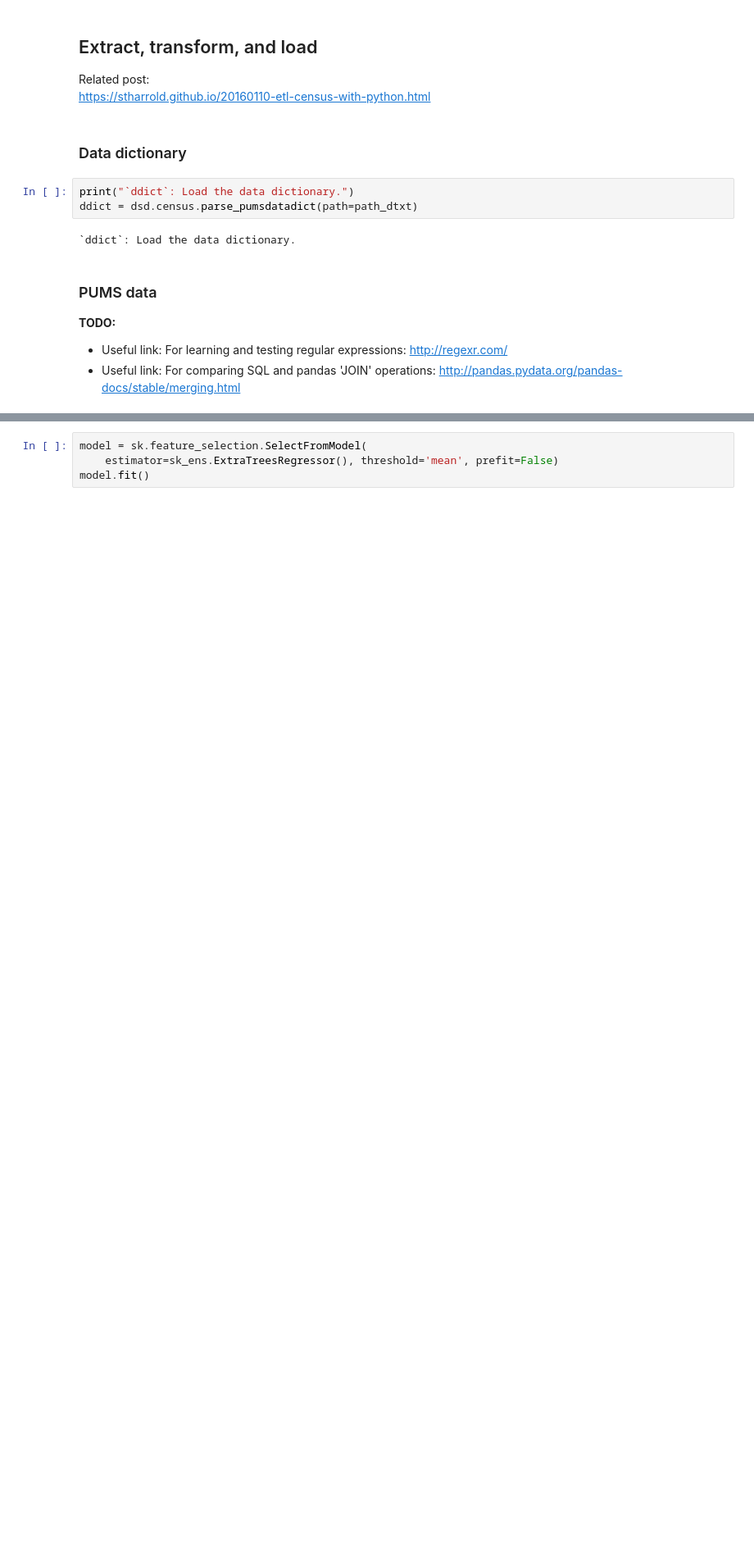
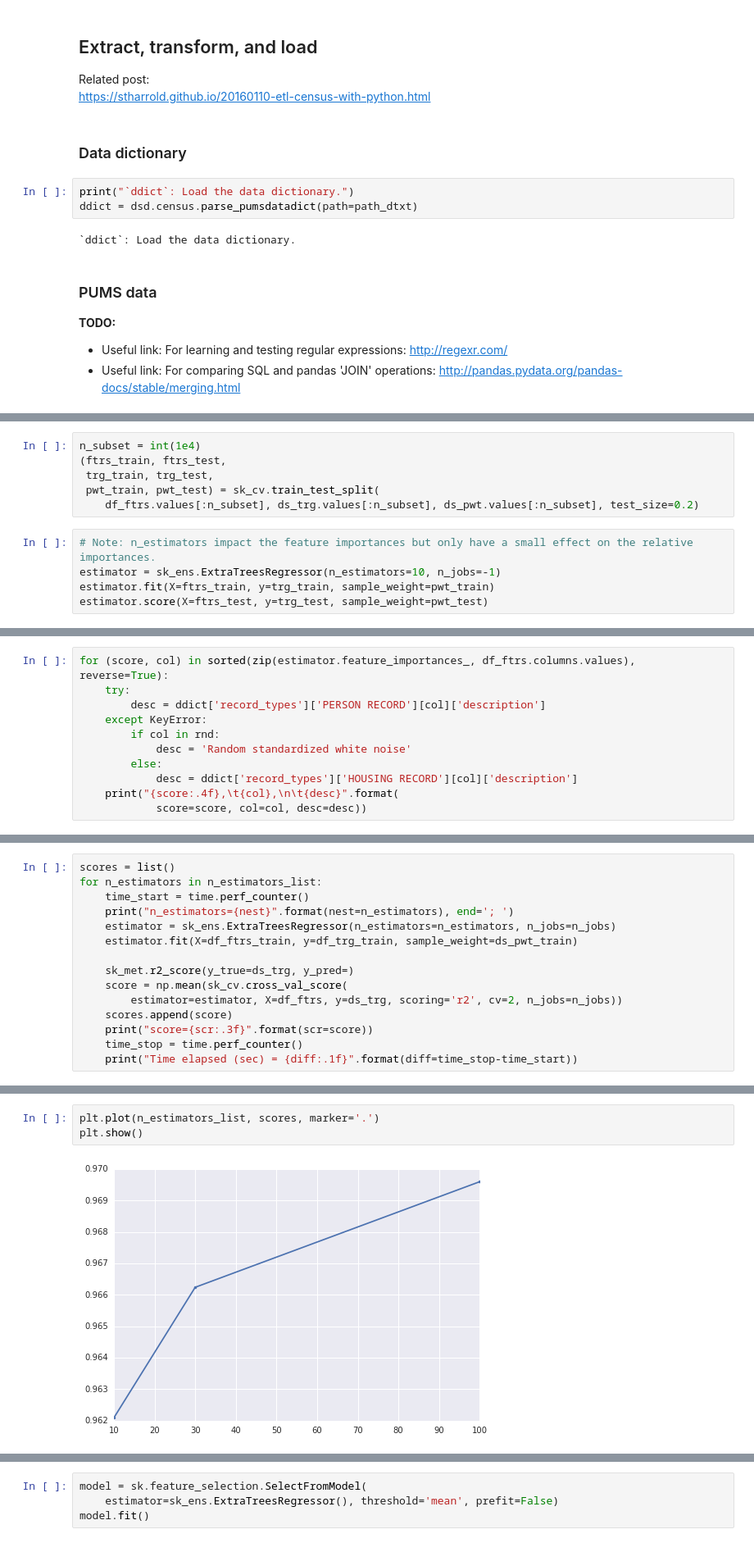
Before and after one commit to stharrold/stharrold.github.io, a Jupyter notebook: content/static/20160221-predict-household-income-from-census/20160221-predict-household-income-from-census.ipynb, the cells around one changed output, grey strips where cells are left out. Shown at 82% size. Drawn from its saved outputs; the diff is of its cells as text; blank space fills up the shorter version.

```diff
--- a/content/static/20160221-predict-household-income-from-census/20160221-predict-household-income-from-census.ipynb
+++ b/content/static/20160221-predict-household-income-from-census/20160221-predict-household-income-from-census.ipynb
@@ -331,0 +362,11 @@ array(['FHINS7P', 'TYPE', 'FWKLP', 'FMARHDP', 'HUPAOC', 'FHINS5C',
+# %%
+n_subset = int(1e4)
+(ftrs_train, ftrs_test,
+ trg_train, trg_test,
+ pwt_train, pwt_test) = sk_cv.train_test_split(
+    df_ftrs.values[:n_subset], ds_trg.values[:n_subset], ds_pwt.values[:n_subset], test_size=0.2)
+# %%
+# Note: n_estimators impact the feature importances but only have a small effect on the relative importances.
+estimator = sk_ens.ExtraTreesRegressor(n_estimators=10, n_jobs=-1)
+estimator.fit(X=ftrs_train, y=trg_train, sample_weight=pwt_train)
+estimator.score(X=ftrs_test, y=trg_test, sample_weight=pwt_test)
@@ -331,0 +375,11 @@ array(['FHINS7P', 'TYPE', 'FWKLP', 'FMARHDP', 'HUPAOC', 'FHINS5C',
+# %%
+for (score, col) in sorted(zip(estimator.feature_importances_, df_ftrs.columns.values), reverse=True):
+    try:
+        desc = ddict['record_types']['PERSON RECORD'][col]['description']
+    except KeyError:
+        if col in rnd:
+            desc = 'Random standardized white noise'
+        else:
+            desc = ddict['record_types']['HOUSING RECORD'][col]['description']
+    print("{score:.4f},\t{col},\n\t{desc}".format(
+            score=score, col=col, desc=desc))
@@ -331,0 +438,15 @@ array(['FHINS7P', 'TYPE', 'FWKLP', 'FMARHDP', 'HUPAOC', 'FHINS5C',
+# %%
+scores = list()
+for n_estimators in n_estimators_list:
+    time_start = time.perf_counter()
+    print("n_estimators={nest}".format(nest=n_estimators), end='; ')
+    estimator = sk_ens.ExtraTreesRegressor(n_estimators=n_estimators, n_jobs=n_jobs)
+    estimator.fit(X=df_ftrs_train, y=df_trg_train, sample_weight=ds_pwt_train)
+
+    sk_met.r2_score(y_true=ds_trg, y_pred=)
+    score = np.mean(sk_cv.cross_val_score(
+        estimator=estimator, X=df_ftrs, y=ds_trg, scoring='r2', cv=2, n_jobs=n_jobs))
+    scores.append(score)
+    print("score={scr:.3f}".format(scr=score))
+    time_stop = time.perf_counter()
+    print("Time elapsed (sec) = {diff:.1f}".format(diff=time_stop-time_start))
@@ -331,0 +461,5 @@ array(['FHINS7P', 'TYPE', 'FWKLP', 'FMARHDP', 'HUPAOC', 'FHINS5C',
+# %%
+plt.plot(n_estimators_list, scores, marker='.')
+plt.show()
+# %% [output]
+[figure, added]
```
Also changed, not shown: parts of 16 cells of this notebook.
